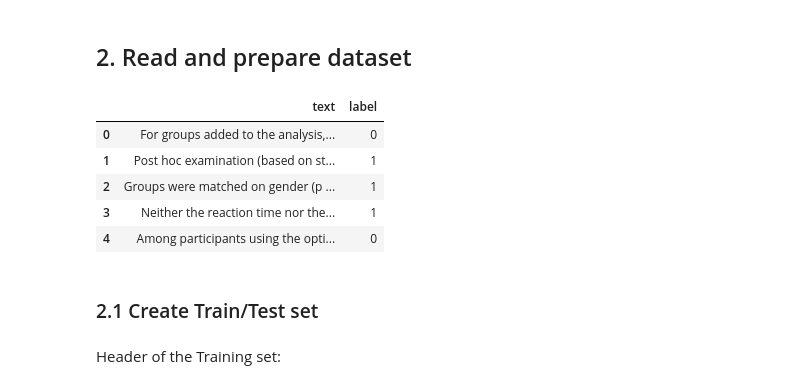
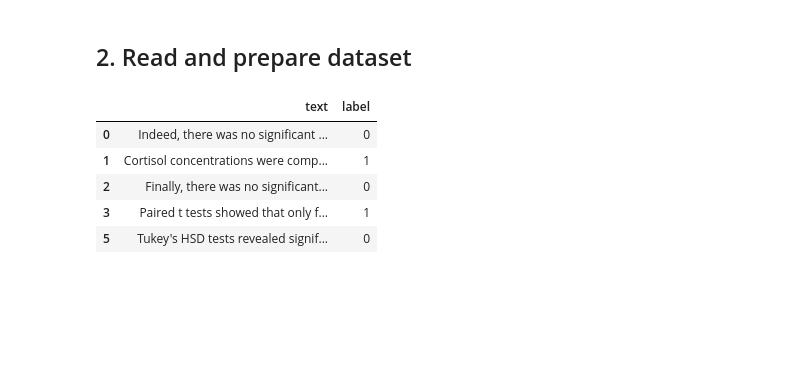
Before and after one commit to Raphael-Merz/nonsig-master-thesis, a Jupyter notebook: notebooks/python/k_fold_CV_BERT.ipynb, the cells around one changed output. Drawn from its saved outputs; the diff is of its cells as text; code cells hidden in the pictures; blank space fills up the shorter version.

```diff
--- a/notebooks/python/k_fold_CV_BERT.ipynb
+++ b/notebooks/python/k_fold_CV_BERT.ipynb
@@ -110,34 +129,33 @@ fold_accuracies = [] # Initializing a list to store accuracies for each fold
 # %%
 import pandas as pd
 
 # Load the data
 df = pd.read_excel(data_path)
 
 # Remove all columns but 'expanded' and 'label_strict'
 df = df.drop(columns=['statement_id', 'section', 'header','div', 'p', 's', 'article_id', 'p_comp', 'p_value', 'context', 'text', 'label_kind', 'label_keywords', 'label_comment'])
 
 # Change column names
 df = df.rename(columns={text_column_name: 'text', label_column_name: 'label'})
 
 # Remove rows where 'label' is NA or -99
 df = df[~df['label'].isna() & (df['label'] != -99)]
 
 # Convert label column to int (required for classification)
 df['label'] = df['label'].astype(int)
 
-# Balance the dataset: all 1s and an equal number of random 0s
-ones = df[df['label'] == 1]
-zeros = df[df['label'] == 0].sample(n=len(ones), random_state=42)
-df = pd.concat([ones, zeros]).sample(frac=1, random_state=42).reset_index(drop=True)
+### This is now being done right in the StratifiedKFold method, so it is not needed here anymore:
+# # Balance the dataset: all 1s and an equal number of random 0s
+# ones = df[df['label'] == 1]
+# zeros = df[df['label'] == 0].sample(n=len(ones), random_state=42)
+# df = pd.concat([ones, zeros]).sample(frac=1, random_state=42).reset_index(drop=True)
 
 # Show head
 df.head()
 # %% [output]
 |  | text | label |
-| 0 | For groups added to the analysis,... | 0 |
-| 1 | Post hoc examination (based on st... | 1 |
-| 2 | Groups were matched on gender (p ... | 1 |
-| 3 | Neither the reaction time nor the... | 1 |
-| 4 | Among participants using the opti... | 0 |
+| 0 | Indeed, there was no significant ... | 0 |
+| 1 | Cortisol concentrations were comp... | 1 |
+| 2 | Finally, there was no significant... | 0 |
+| 3 | Paired t tests showed that only f... | 1 |
+| 5 | Tukey's HSD tests revealed signif... | 0 |
-# %% [markdown]
-### 2.1 Create Train/Test set
@@ -163,2 +161,0 @@ test_dataset = Dataset.from_pandas(df_test)
-# %% [markdown]
-Header of the Training set:
```
Also changed, not shown: parts of 82 cells of this notebook.
